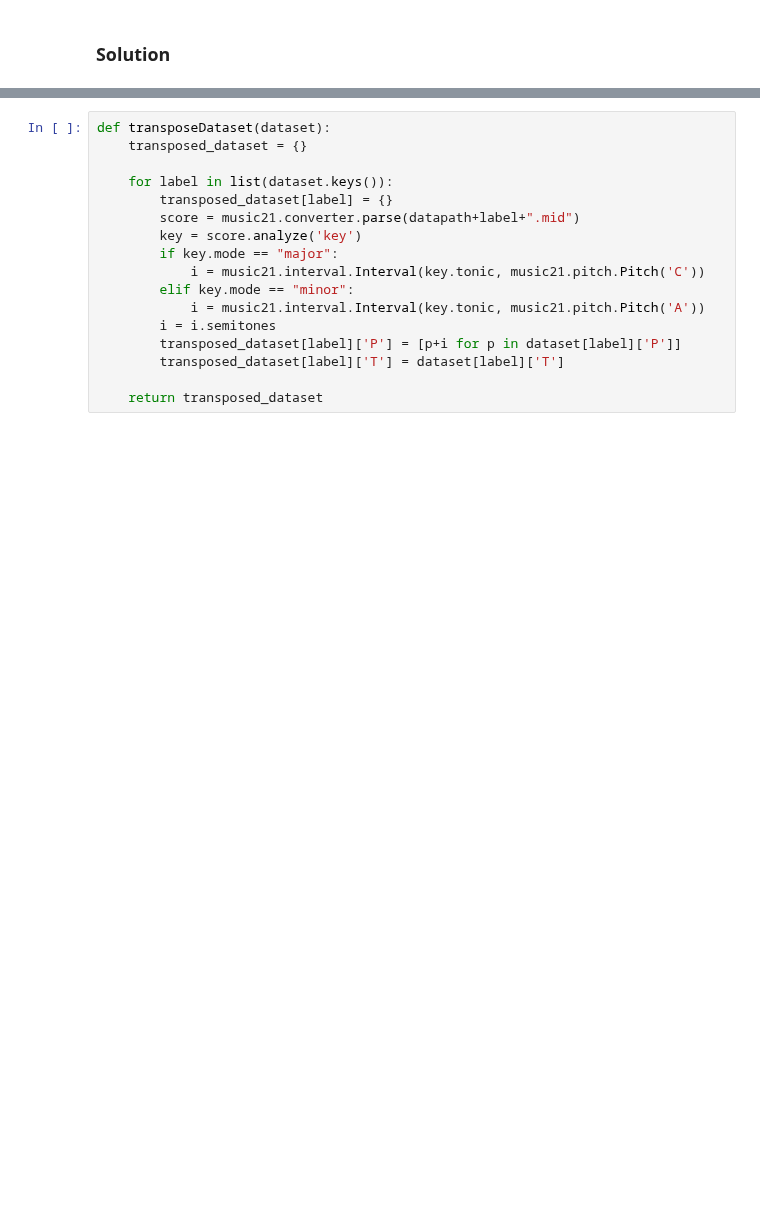
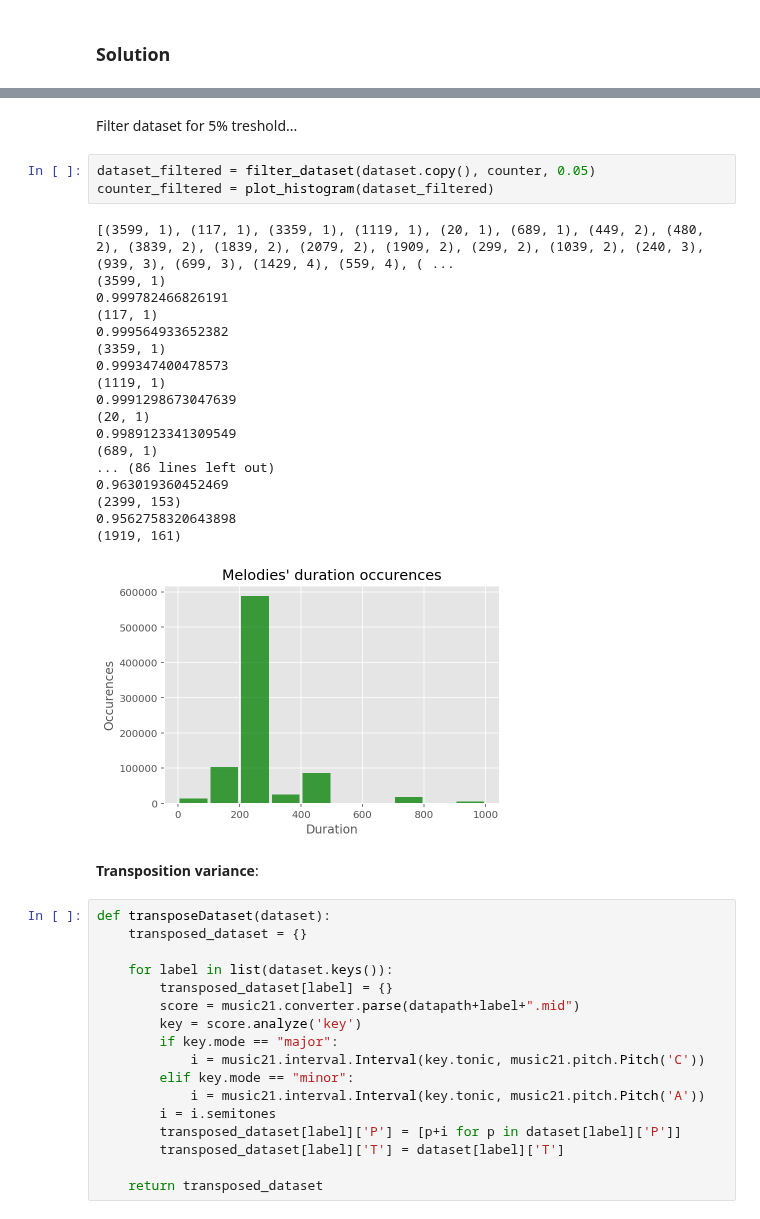
Before and after one commit to denngan/ann, a Jupyter notebook: miniproject2/miniproject2.ipynb, the cells around one changed output, grey strips where cells are left out. Saved outputs shown, nothing was run; the diff lists cells and outputs as text; blank space fills up the shorter version.

```diff
--- a/miniproject2/miniproject2.ipynb
+++ b/miniproject2/miniproject2.ipynb
@@ -372,3 +435,29 @@ Finally, you shoud recompute the tokenization step for your brand new filtered a
+# %% [markdown]
+Filter dataset for 5% treshold...
+# %%
+dataset_filtered = filter_dataset(dataset.copy(), counter, 0.05)
+counter_filtered = plot_histogram(dataset_filtered)
+# %% [output]
+[(3599, 1), (117, 1), (3359, 1), (1119, 1), (20, 1), (689, 1), (449, 2), (480, 2), (3839, 2), (1839, 2), (2079, 2), (1909, 2), (299, 2), (1039, 2), (240, 3), (939, 3), (699, 3), (1429, 4), (559, 4), ( ...
+(3599, 1)
+0.999782466826191
+(117, 1)
+0.999564933652382
+(3359, 1)
+0.999347400478573
+(1119, 1)
+0.9991298673047639
+(20, 1)
+0.9989123341309549
+(689, 1)
+... (86 lines left out)
+0.963019360452469
+(2399, 153)
+0.9562758320643898
+(1919, 161)
+[figure, added]
+# %% [markdown]
+**Transposition variance**:
 # %%
 def transposeDataset(dataset):
     transposed_dataset = {}
```
Also changed, not shown: parts of 5 cells of this notebook.
